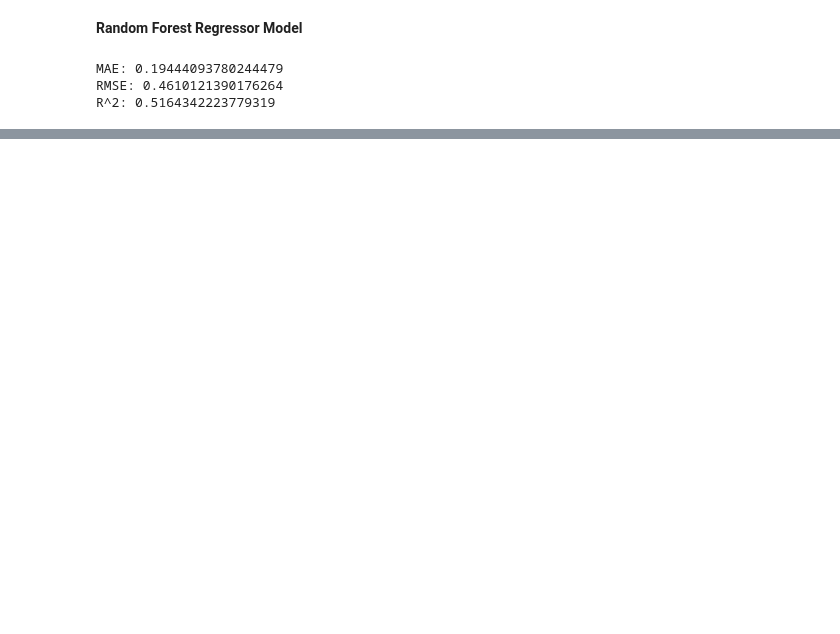
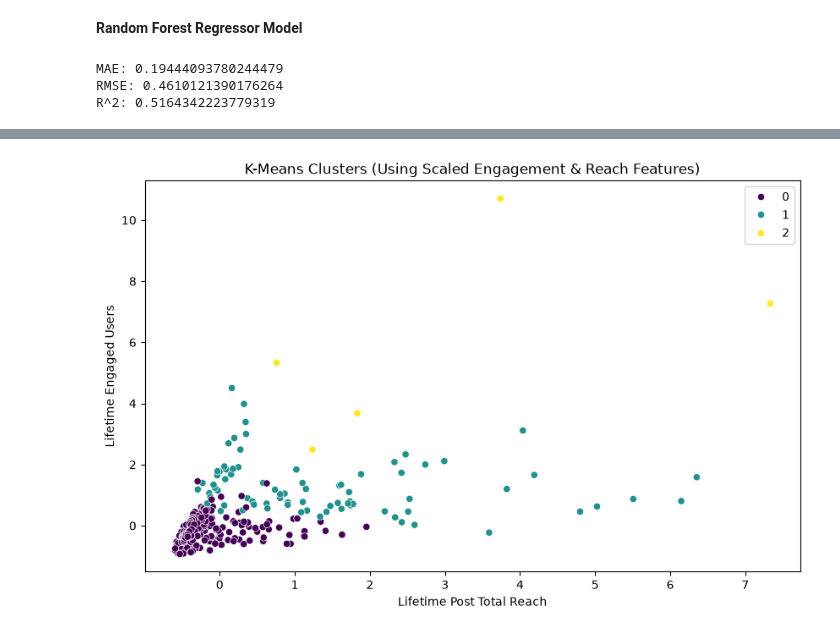
Before and after one commit to oluochl/Business-Facebook-Metrics, a Jupyter notebook: Code/Modeling.ipynb, the cells around one changed output, grey strips where cells are left out. Drawn from its saved outputs; the diff is of its cells as text; code cells hidden in the pictures; blank space fills up the shorter version.

Commit message:
added clustering unsupervised model

```diff
--- a/Code/Modeling.ipynb
+++ b/Code/Modeling.ipynb
@@ -77,0 +101,45 @@ R^2: 0.5164 , shows us how much variation our target variable model can explain.
+# %%
+#Import additional packages
+
+from sklearn.cluster import KMeans
+from sklearn.preprocessing import StandardScaler
+
+#Selected Features for Clustering
+cluster_features = [
+    'Lifetime Post Total Reach',
+    'Lifetime Engaged Users',
+    'Lifetime Post Consumers',
+    'Lifetime Post Impressions by people who have liked your Page',
+    'Lifetime Post reach by people who like your Page',
+    'Lifetime People who have liked your Page and engaged with your post',
+    'comment',
+    'share'
+]
+
+X_cluster = data[cluster_features]
+
+#Scale Features
+scaler = StandardScaler()
+X_scaled = scaler.fit_transform(X_cluster)
+# %%
+#Apply K-means
+kmeans = KMeans(n_clusters=3, random_state=42)
+clusters = kmeans.fit_predict(X_scaled)
+
+# Add cluster labels to dataset
+data['cluster'] = clusters
+
+#Visualization
+plt.figure(figsize=(10, 6))
+sns.scatterplot(
+    x=X_scaled[:, 0],
+    y=X_scaled[:, 1],
+    hue=clusters,
+    palette='viridis'
+)
+plt.title("K-Means Clusters (Using Scaled Engagement & Reach Features)")
+plt.xlabel(cluster_features[0])
+plt.ylabel(cluster_features[1])
+plt.show()
+# %% [output]
+[figure, added]
```
Also changed, not shown: parts of 6 cells of this notebook.
